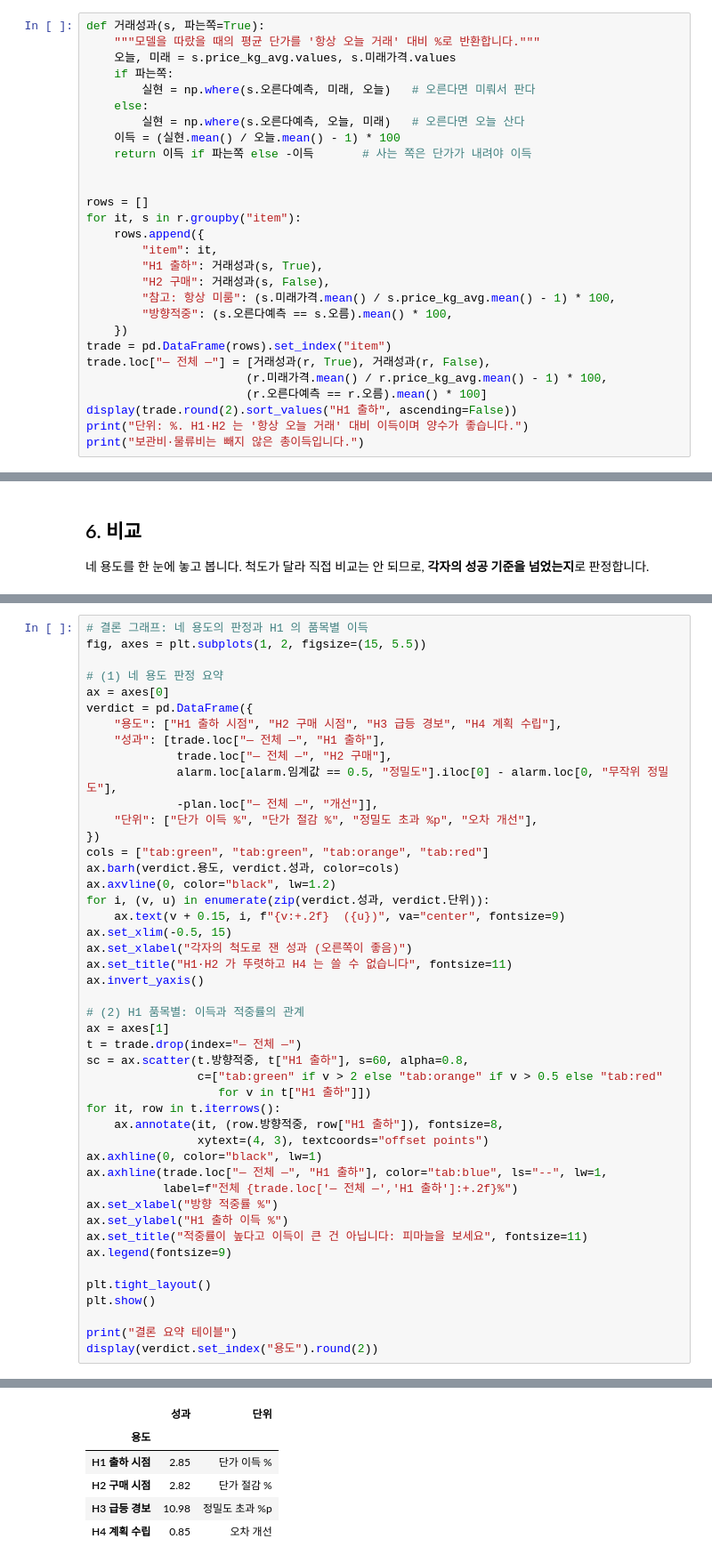
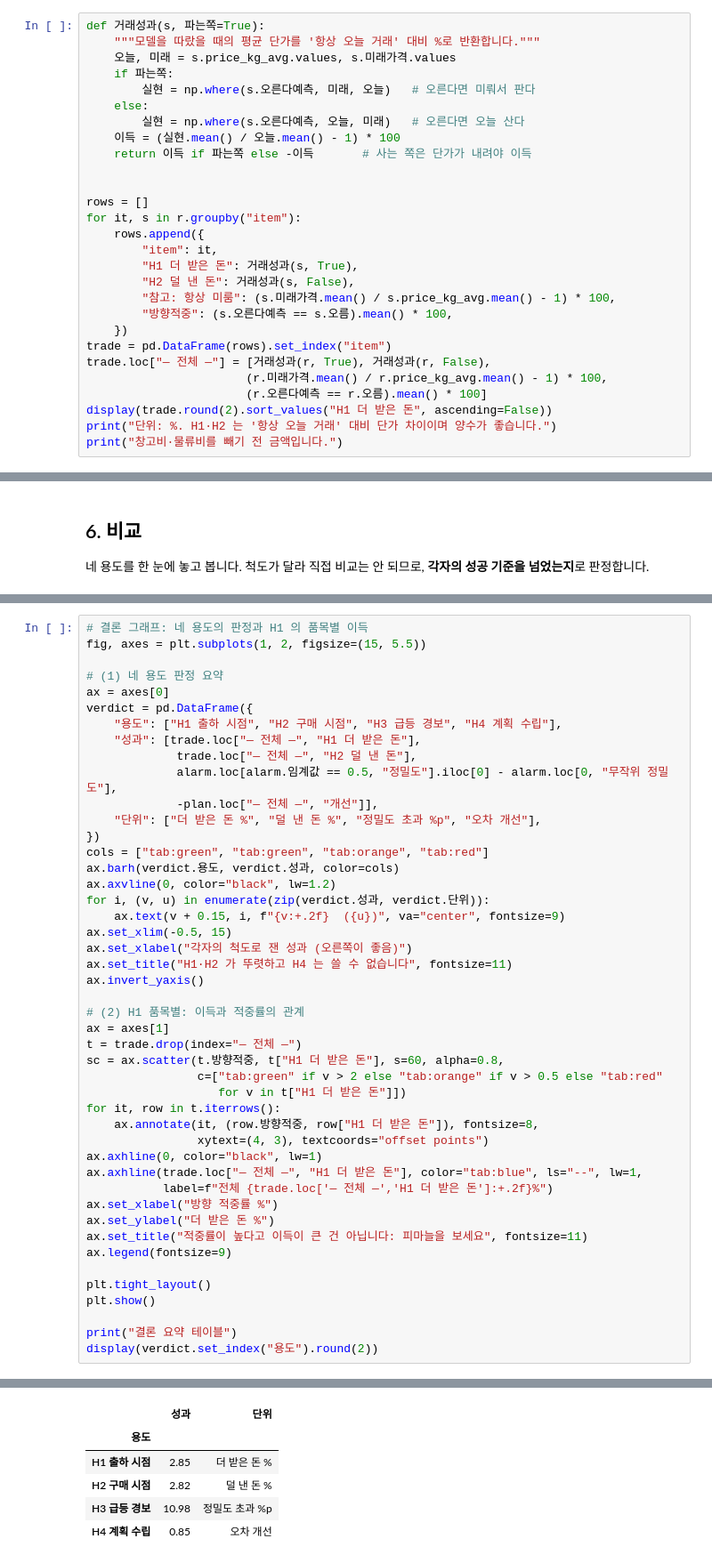
Before and after one commit to UICHEOL-HWANG/Agriquant, a Jupyter notebook: notebooks/13_use_cases.ipynb, the cells around one changed output, grey strips where cells are left out. Shown at 89% size. Drawn from its saved outputs; the diff is of its cells as text.

```diff
--- a/notebooks/13_use_cases.ipynb
+++ b/notebooks/13_use_cases.ipynb
@@ -185,8 +201,8 @@ rows = []
 for it, s in r.groupby("item"):
     rows.append({
         "item": it,
-        "H1 출하": 거래성과(s, True),
-        "H2 구매": 거래성과(s, False),
+        "H1 더 받은 돈": 거래성과(s, True),
+        "H2 덜 낸 돈": 거래성과(s, False),
         "참고: 항상 미룸": (s.미래가격.mean() / s.price_kg_avg.mean() - 1) * 100,
         "방향적중": (s.오른다예측 == s.오름).mean() * 100,
     })
@@ -194,7 +210,7 @@ trade = pd.DataFrame(rows).set_index("item")
 trade.loc["— 전체 —"] = [거래성과(r, True), 거래성과(r, False),
                        (r.미래가격.mean() / r.price_kg_avg.mean() - 1) * 100,
                        (r.오른다예측 == r.오름).mean() * 100]
-display(trade.round(2).sort_values("H1 출하", ascending=False))
-print("단위: %. H1·H2 는 '항상 오늘 거래' 대비 이득이며 양수가 좋습니다.")
-print("보관비·물류비는 빼지 않은 총이득입니다.")
+display(trade.round(2).sort_values("H1 더 받은 돈", ascending=False))
+print("단위: %. H1·H2 는 '항상 오늘 거래' 대비 단가 차이이며 양수가 좋습니다.")
+print("창고비·물류비를 빼기 전 금액입니다.")
 # %% [output]
@@ -452,50 +468,50 @@ fig, axes = plt.subplots(1, 2, figsize=(15, 5.5))
 ax = axes[0]
 verdict = pd.DataFrame({
     "용도": ["H1 출하 시점", "H2 구매 시점", "H3 급등 경보", "H4 계획 수립"],
-    "성과": [trade.loc["— 전체 —", "H1 출하"],
-             trade.loc["— 전체 —", "H2 구매"],
+    "성과": [trade.loc["— 전체 —", "H1 더 받은 돈"],
+             trade.loc["— 전체 —", "H2 덜 낸 돈"],
              alarm.loc[alarm.임계값 == 0.5, "정밀도"].iloc[0] - alarm.loc[0, "무작위 정밀도"],
              -plan.loc["— 전체 —", "개선"]],
-    "단위": ["단가 이득 %", "단가 절감 %", "정밀도 초과 %p", "오차 개선"],
+    "단위": ["더 받은 돈 %", "덜 낸 돈 %", "정밀도 초과 %p", "오차 개선"],
 })
 cols = ["tab:green", "tab:green", "tab:orange", "tab:red"]
 ax.barh(verdict.용도, verdict.성과, color=cols)
 ax.axvline(0, color="black", lw=1.2)
 for i, (v, u) in enumerate(zip(verdict.성과, verdict.단위)):
     ax.text(v + 0.15, i, f"{v:+.2f}  ({u})", va="center", fontsize=9)
 ax.set_xlim(-0.5, 15)
 ax.set_xlabel("각자의 척도로 잰 성과 (오른쪽이 좋음)")
 ax.set_title("H1·H2 가 뚜렷하고 H4 는 쓸 수 없습니다", fontsize=11)
 ax.invert_yaxis()
 
 # (2) H1 품목별: 이득과 적중률의 관계
 ax = axes[1]
 t = trade.drop(index="— 전체 —")
-sc = ax.scatter(t.방향적중, t["H1 출하"], s=60, alpha=0.8,
+sc = ax.scatter(t.방향적중, t["H1 더 받은 돈"], s=60, alpha=0.8,
                 c=["tab:green" if v > 2 else "tab:orange" if v > 0.5 else "tab:red"
-                   for v in t["H1 출하"]])
+                   for v in t["H1 더 받은 돈"]])
 for it, row in t.iterrows():
-    ax.annotate(it, (row.방향적중, row["H1 출하"]), fontsize=8,
+    ax.annotate(it, (row.방향적중, row["H1 더 받은 돈"]), fontsize=8,
                 xytext=(4, 3), textcoords="offset points")
 ax.axhline(0, color="black", lw=1)
-ax.axhline(trade.loc["— 전체 —", "H1 출하"], color="tab:blue", ls="--", lw=1,
-           label=f"전체 {trade.loc['— 전체 —','H1 출하']:+.2f}%")
+ax.axhline(trade.loc["— 전체 —", "H1 더 받은 돈"], color="tab:blue", ls="--", lw=1,
+           label=f"전체 {trade.loc['— 전체 —','H1 더 받은 돈']:+.2f}%")
 ax.set_xlabel("방향 적중률 %")
-ax.set_ylabel("H1 출하 이득 %")
+ax.set_ylabel("더 받은 돈 %")
 ax.set_title("적중률이 높다고 이득이 큰 건 아닙니다: 피마늘을 보세요", fontsize=11)
 ax.legend(fontsize=9)
 
 plt.tight_layout()
 plt.show()
 
 print("결론 요약 테이블")
 display(verdict.set_index("용도").round(2))
 # %% [output]
 [figure]
 결론 요약 테이블
 |  | 성과 | 단위 |
 | 용도 |  |  |
-| H1 출하 시점 | 2.85 | 단가 이득 % |
-| H2 구매 시점 | 2.82 | 단가 절감 % |
+| H1 출하 시점 | 2.85 | 더 받은 돈 % |
+| H2 구매 시점 | 2.82 | 덜 낸 돈 % |
 | H3 급등 경보 | 10.98 | 정밀도 초과 %p |
 | H4 계획 수립 | 0.85 | 오차 개선 |
```
Also changed, not shown: parts of 4 cells of this notebook, 1 other file.
